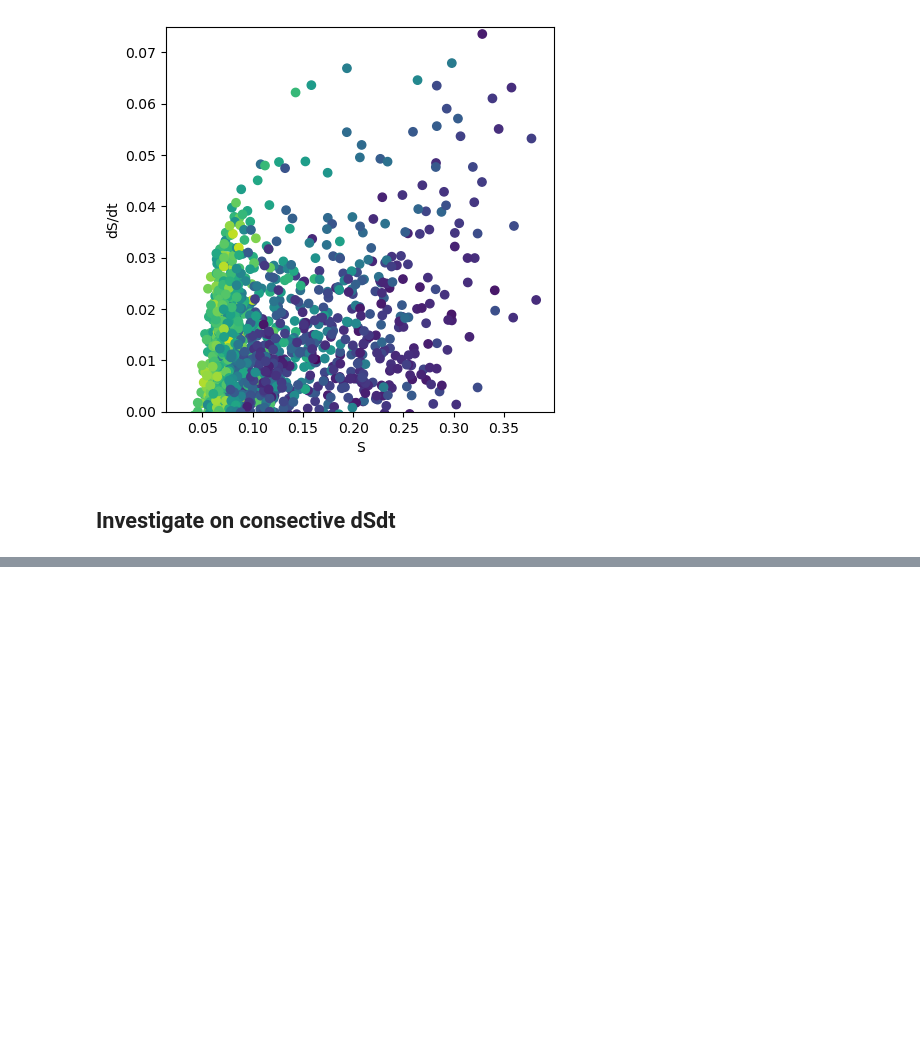
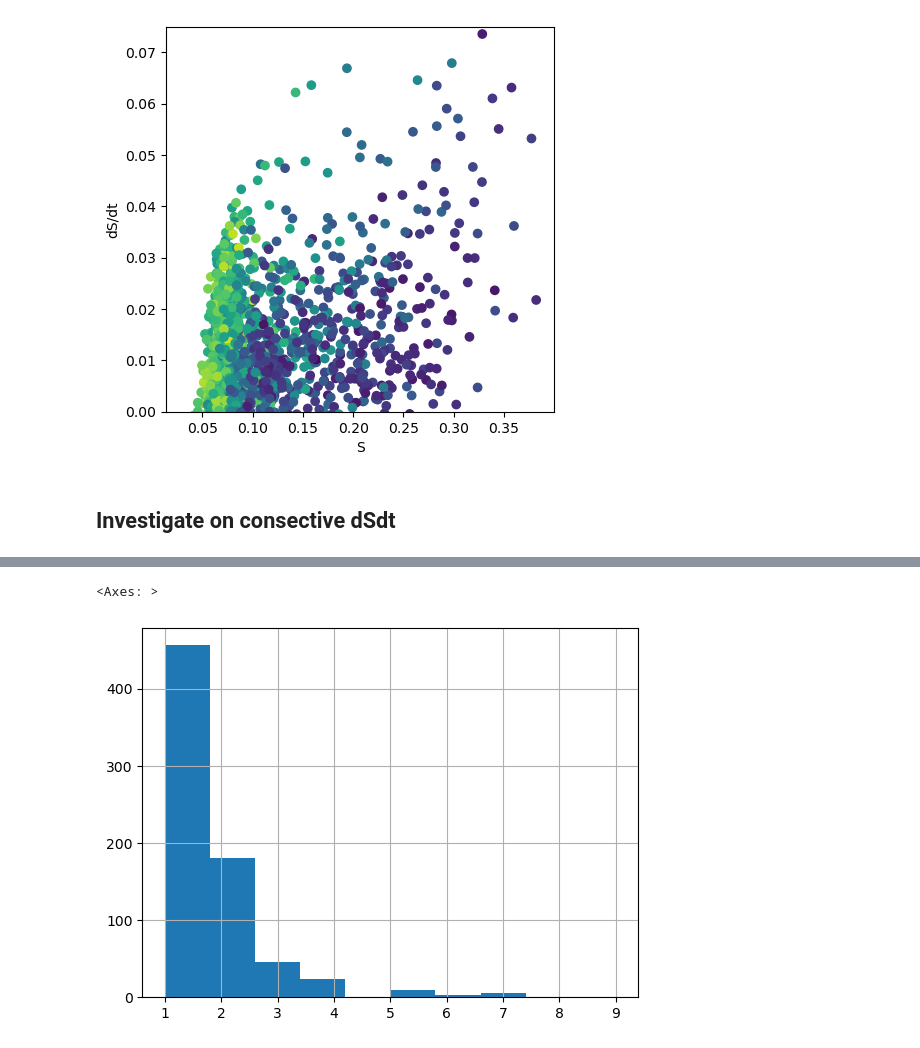
Before and after one commit to RY4GIT/SMSigxSMAP, a Jupyter notebook: 2_code_to_analyze/test_drydown_period_from_pt_sample.ipynb, the cells around one changed output, grey strips where cells are left out. Drawn from its saved outputs; the diff is of its cells as text; code cells hidden in the pictures; blank space fills up the shorter version.

Commit message:
Plot for consective drydown

```diff
--- a/2_code_to_analyze/test_drydown_period_from_pt_sample.ipynb
+++ b/2_code_to_analyze/test_drydown_period_from_pt_sample.ipynb
@@ -244,0 +314,14 @@ Text(0, 0.5, 'dS/dt')
+# %%
+grouped_dSdt = ds_synced.groupby('event_num')['dSdt'].apply(list)
+grouped_PET = ds_synced.groupby('event_num')['PET'].apply(list)
+grouped_sm = ds_synced.groupby('event_num')['soil_moisture_daily'].apply(list)
+grouped_precip = ds_synced.groupby('event_num')['precip'].apply(list)
+ds_synced['time'] = ds_synced.index
+grouped_time = ds_synced.groupby('event_num')['time'].apply(list)
+# %%
+grouped_dSdt = pd.DataFrame(grouped_dSdt)
+# %%
+grouped_datasets = grouped_dSdt.merge(grouped_PET, on='event_num', how='outer') \
+               .merge(grouped_sm, on='event_num', how='outer') \
+               .merge(grouped_precip, on='event_num', how='outer') \
+               .merge(grouped_time, on='event_num', how='outer')
@@ -244,0 +338,7 @@ Text(0, 0.5, 'dS/dt')
+# %%
+grouped_datasets['length'] = grouped_datasets['dSdt'].apply(len)
+# %%
+grouped_datasets['length'].hist()
+# %% [output]
+<Axes: >
+[figure, added]
```
Also changed, not shown: parts of 9 cells of this notebook.
